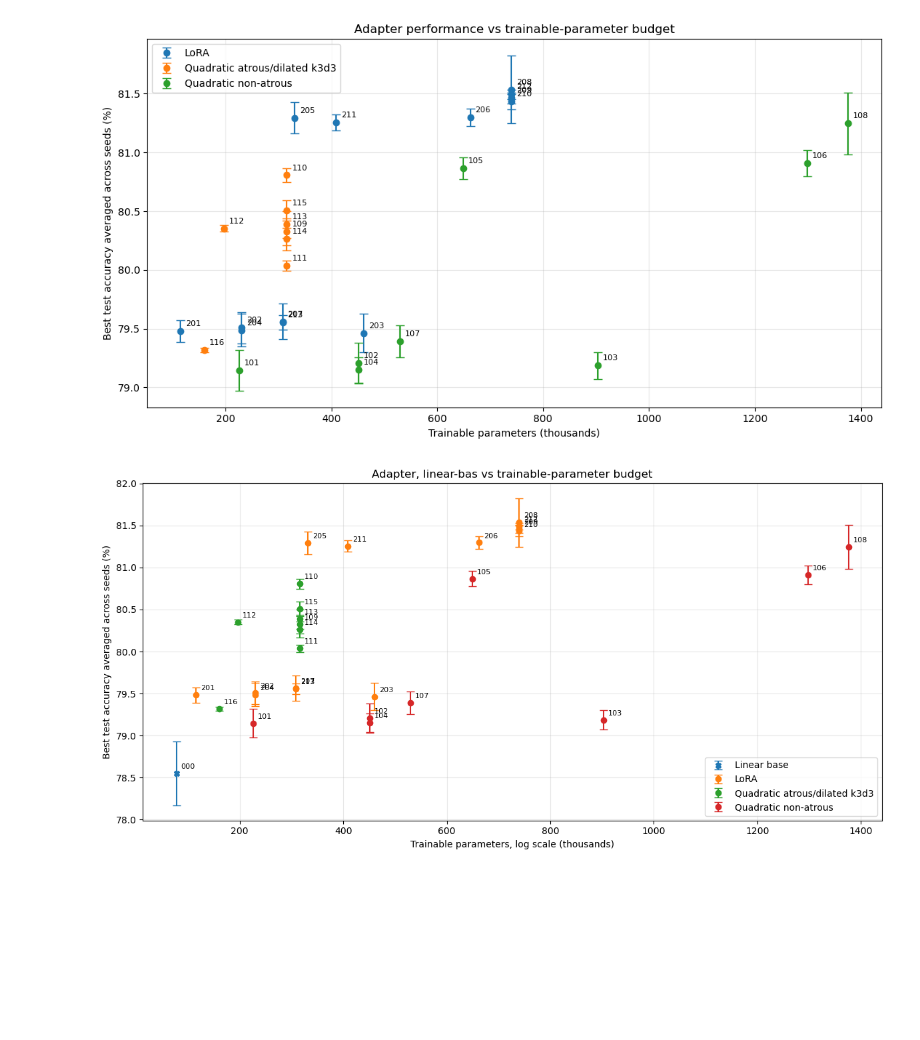
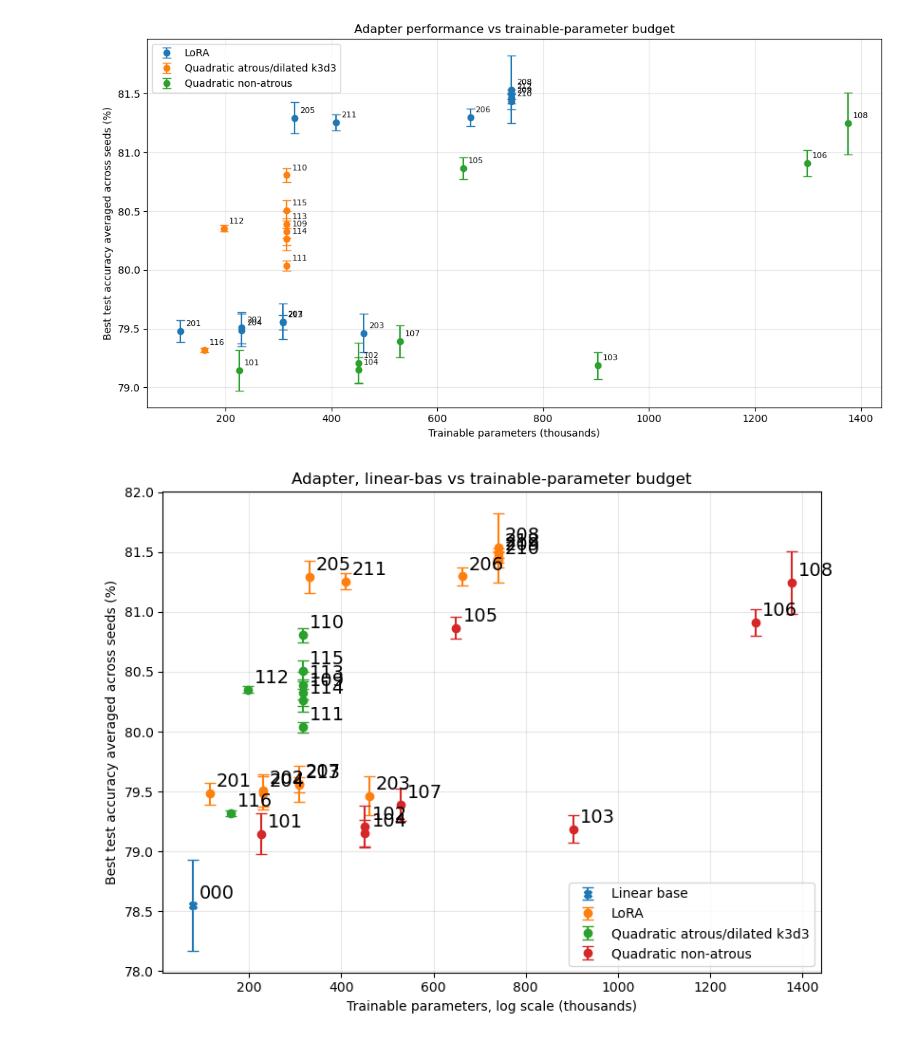
Before and after one commit to DavidBorgbjergMadsby/Quadratic-Neurons-vs.-ReLU-How-Much-Nonlinearity-Is-Enough, a Jupyter notebook: Haseeb_trials/analysis/food101_experiment_A_notebook.ipynb, the cells around one changed output. Drawn from its saved outputs; the diff is of its cells as text; code cells hidden in the pictures; blank space fills up the shorter version.

```diff
--- a/Haseeb_trials/analysis/food101_experiment_A_notebook.ipynb
+++ b/Haseeb_trials/analysis/food101_experiment_A_notebook.ipynb
@@ -1237,7 +1237,7 @@ plot_df = summary[
 # ------------------------------------------------------------
 # Plot
 # ------------------------------------------------------------
-plt.figure(figsize=(12, 6))
+plt.figure(figsize=(8, 6))
 
 markers = {
     "Linear base": "X",
@@ -1250,32 +1250,32 @@ markers = {
 for variant, group in plot_df.groupby("adapter_variant"):
     group = group.sort_values("trainable_params")
 
     plt.errorbar(
         group["trainable_params_k"],
         group["mean_acc_pct"],
         yerr=group["std_acc_pct"],
         fmt=markers.get(variant, "o"),
         capsize=4,
         linestyle="none",
         label=variant,
     )
 
     for _, row in group.iterrows():
         run_id = str(row["run_name"]).split("_")[0]
         plt.annotate(
             run_id,
             (row["trainable_params_k"], row["mean_acc_pct"]),
             textcoords="offset points",
             xytext=(5, 5),
-            fontsize=8,
+            fontsize=14,
         )
 
 plt.xlabel("Trainable parameters, log scale (thousands)")
 plt.ylabel("Best test accuracy averaged across seeds (%)")
 plt.title("Adapter, linear-bas vs trainable-parameter budget")
 plt.legend()
 plt.grid(alpha=0.3, which="both")
 plt.tight_layout()
 plt.show()
 # %% [output]
-[figure, old version]
+[figure, new version]
```
Also changed, not shown: parts of 2 cells of this notebook, 11 other files.
